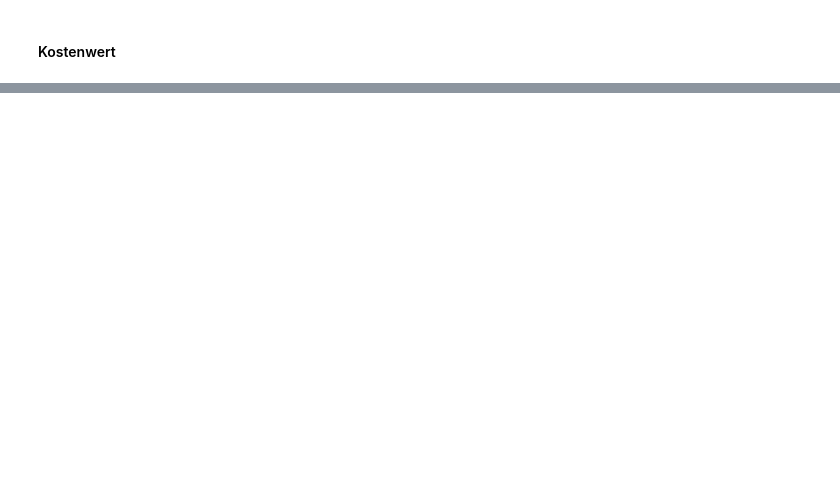
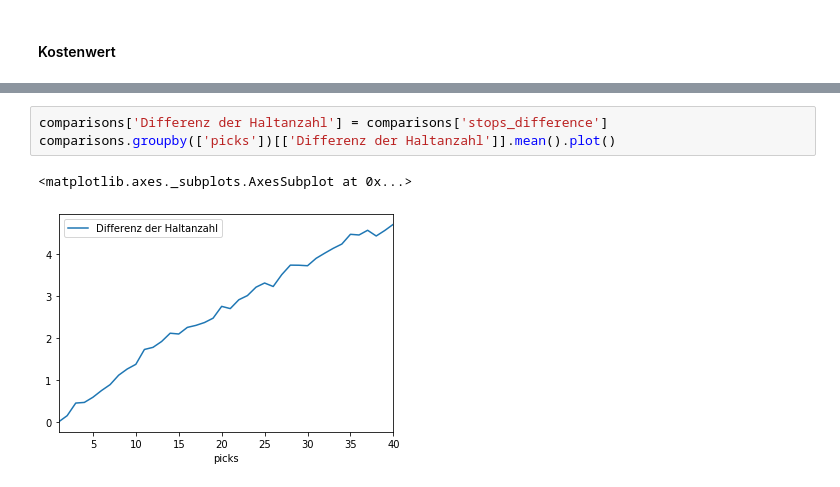
Before and after one commit to lukasleist/Order-Picking, a Jupyter notebook: goetschalckx.ipynb, the cells around one changed output, grey strips where cells are left out. Drawn from its saved outputs; the diff is of its cells as text; blank space fills up the shorter version.

```diff
--- a/goetschalckx.ipynb
+++ b/goetschalckx.ipynb
@@ -520,0 +562,6 @@ np.mean(c1['number_remote_stops'] - c1['stops_difference'])
+# %%
+comparisons['Differenz der Haltanzahl'] = comparisons['stops_difference']
+comparisons.groupby(['picks'])[['Differenz der Haltanzahl']].mean().plot()
+# %% [output]
+<matplotlib.axes._subplots.AxesSubplot at 0x...>
+[figure, added]
```
Also changed, not shown: parts of 14 cells of this notebook, 1 other file.
